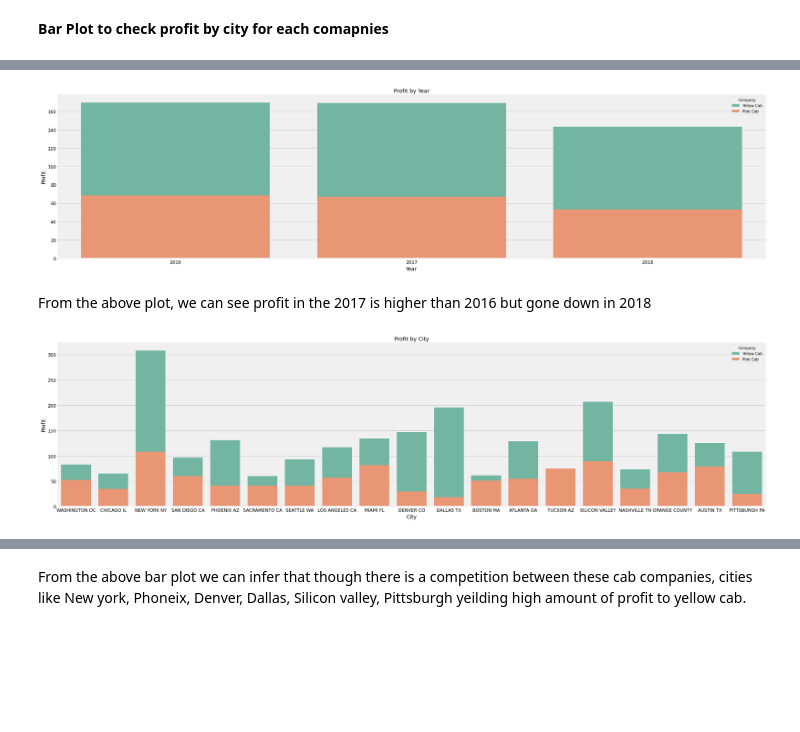
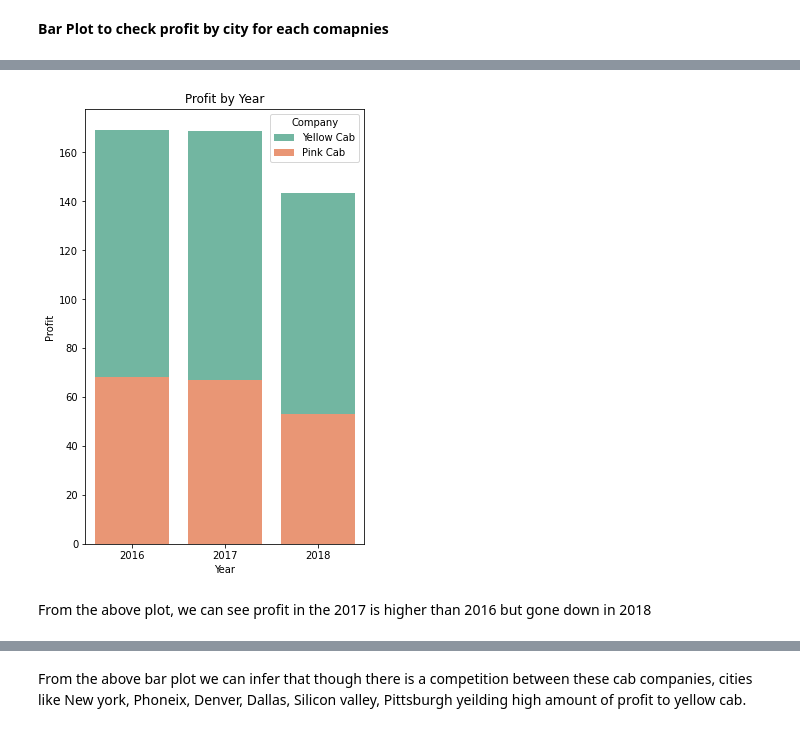
Before and after one commit to manojthangaraj92/G2M-CabInvestmentFirm, a Jupyter notebook: G2M Cab Data.ipynb, the cells around one changed output, grey strips where cells are left out. Saved outputs shown, nothing was run; the diff lists cells and outputs as text; code cells hidden in the pictures; blank space fills up the shorter version.

```diff
--- a/G2M Cab Data.ipynb
+++ b/G2M Cab Data.ipynb
@@ -196,14 +196,15 @@ From the corr plot Km travelled and the cost of trip in highly correlated and th
 # %% [markdown]
 **Bar Plot to check profit by city for each comapnies**
 # %%
-def barplot(x,y,hue,title):
+def barplot(x,y,hue,title,palette='Set2',figsize=(30,8)):
     '''this function delivers a bar plot with column in x and y axis, hue on the bar by selected column.
-    Args: x=column on x-axis, y=column on y-axis, hue=detail of particular column in bar, title=required title
+    Args: x=column on x-axis, y=column on y-axis, hue=detail of particular column in bar, title=required title, palette,
+    figuresize, column name
     returns: bar plot'''
     #set the plot
-    plt.figure(figsize=(30,8))
+    plt.figure(figsize=figsize)
     #sns library bar plot
-    bar_plot = sns.barplot(x=x, y=y, hue=hue, data=master_df, dodge=0, ci=None, palette = 'Set2')
+    bar_plot = sns.barplot(x=x, y=y, hue=hue, data=master_df, dodge=0, ci=None, palette = palette)
     #set the title
     bar_plot.set_title(title)
     #return the plot
@@ -211,14 +217,8 @@ def barplot(x,y,hue,title):
 # %%
 #plot for the profit by year across companies
 
-barplot("Year","Profit","Company","Profit by Year")
+barplot("Year","Profit","Company","Profit by Year",figsize=(5,8))
 # %% [output]
-[figure, old version]
+[figure, new version]
 # %% [markdown]
 From the above plot, we can see profit in the 2017 is higher than 2016 but gone down in 2018
-# %%
-#plot for the profit by city across companies
-
-barplot("City","Profit","Company","Profit by City")
-# %% [output]
-[figure, removed]
```
Also changed, not shown: parts of 6 cells of this notebook, 1 other file.
